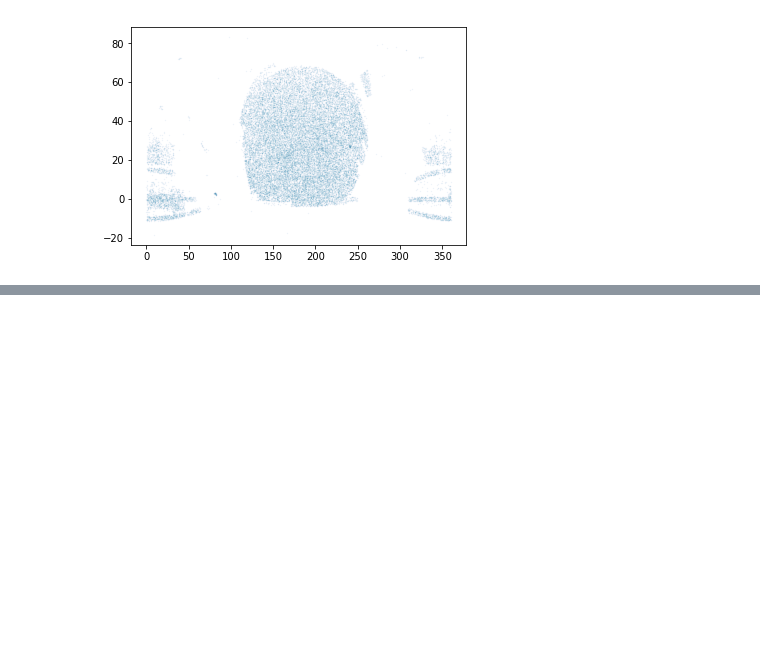
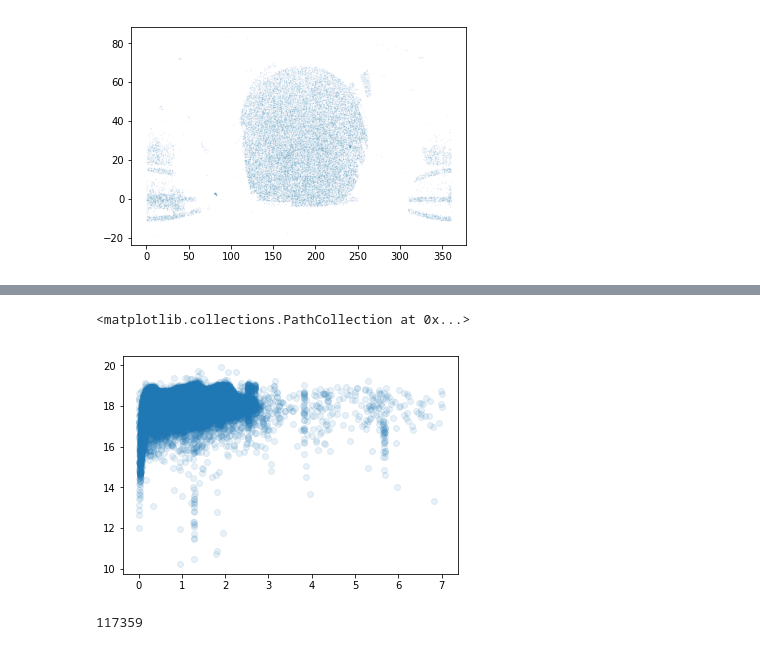
Before and after one commit to forero/abacus, a Jupyter notebook: nb/explora_SDSS_skeleton.ipynb, the cells around one changed output, grey strips where cells are left out. Saved outputs shown, nothing was run; the diff lists cells and outputs as text; code cells hidden in the pictures; blank space fills up the shorter version.

```diff
--- a/nb/explora_SDSS_skeleton.ipynb
+++ b/nb/explora_SDSS_skeleton.ipynb
@@ -66,0 +56,5 @@ Table length=407143
+# %%
+plt.scatter(data['redshift'][ii_qso], data['g'][ii_qso], alpha=0.1)
+# %% [output]
+<matplotlib.collections.PathCollection at 0x...>
+[figure, added]
@@ -66,0 +65,11 @@ Table length=407143
+# %%
+theta = np.deg2rad(90-data['dec'])
+phi = np.deg2rad(data['ra'])
+ii_new_mask = (theta>0) & (theta<np.pi/2) & (phi>(np.pi-np.pi/4.0)) & (phi<(np.pi+np.pi/4.0))
+gal_data = data[ii_gal & ii_new_mask & ii_filter]
+print(len(gal_data))
+gal_data['r_comoving'] = planck15.comoving_distance(gal_data['redshift'])
+gal_data['theta'] = theta[ii_gal & ii_new_mask & ii_filter]
+gal_data['phi'] = phi[ii_gal & ii_new_mask & ii_filter]
+# %% [output]
+117359
```
Also changed, not shown: parts of 12 cells of this notebook.
